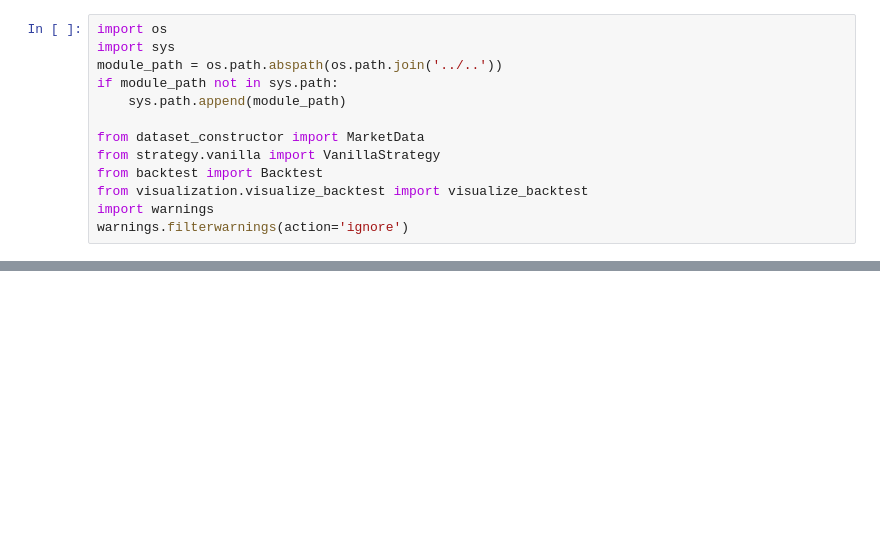
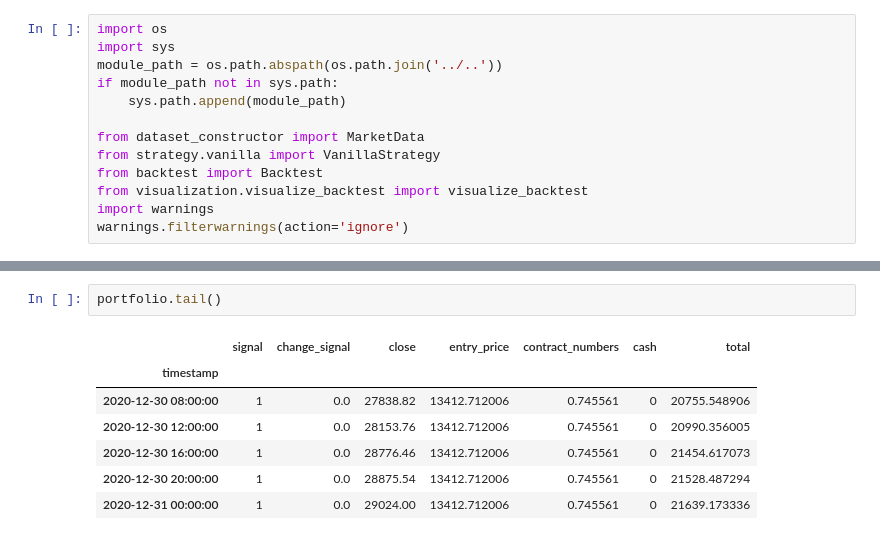
Before and after one commit to JHJang-Stats/Quant, a Jupyter notebook: strategy_result/vanilla/vanilla_strategy.ipynb, the cells around one changed output, grey strips where cells are left out. Drawn from its saved outputs; the diff is of its cells as text; blank space fills up the shorter version.

```diff
--- a/strategy_result/vanilla/vanilla_strategy.ipynb
+++ b/strategy_result/vanilla/vanilla_strategy.ipynb
@@ -36,0 +44,10 @@ max_drawdown: -0.8118
+# %%
+portfolio.tail()
+# %% [output]
+|  | signal | change_signal | close | entry_price | contract_numbers | cash | total |
+| timestamp |  |  |  |  |  |  |  |
+| 2020-12-30 08:00:00 | 1 | 0.0 | 27838.82 | 13412.712006 | 0.745561 | 0 | 20755.548906 |
+| 2020-12-30 12:00:00 | 1 | 0.0 | 28153.76 | 13412.712006 | 0.745561 | 0 | 20990.356005 |
+| 2020-12-30 16:00:00 | 1 | 0.0 | 28776.46 | 13412.712006 | 0.745561 | 0 | 21454.617073 |
+| 2020-12-30 20:00:00 | 1 | 0.0 | 28875.54 | 13412.712006 | 0.745561 | 0 | 21528.487294 |
+| 2020-12-31 00:00:00 | 1 | 0.0 | 29024.00 | 13412.712006 | 0.745561 | 0 | 21639.173336 |
```
Also changed, not shown: parts of 3 cells of this notebook, 25 other files.
